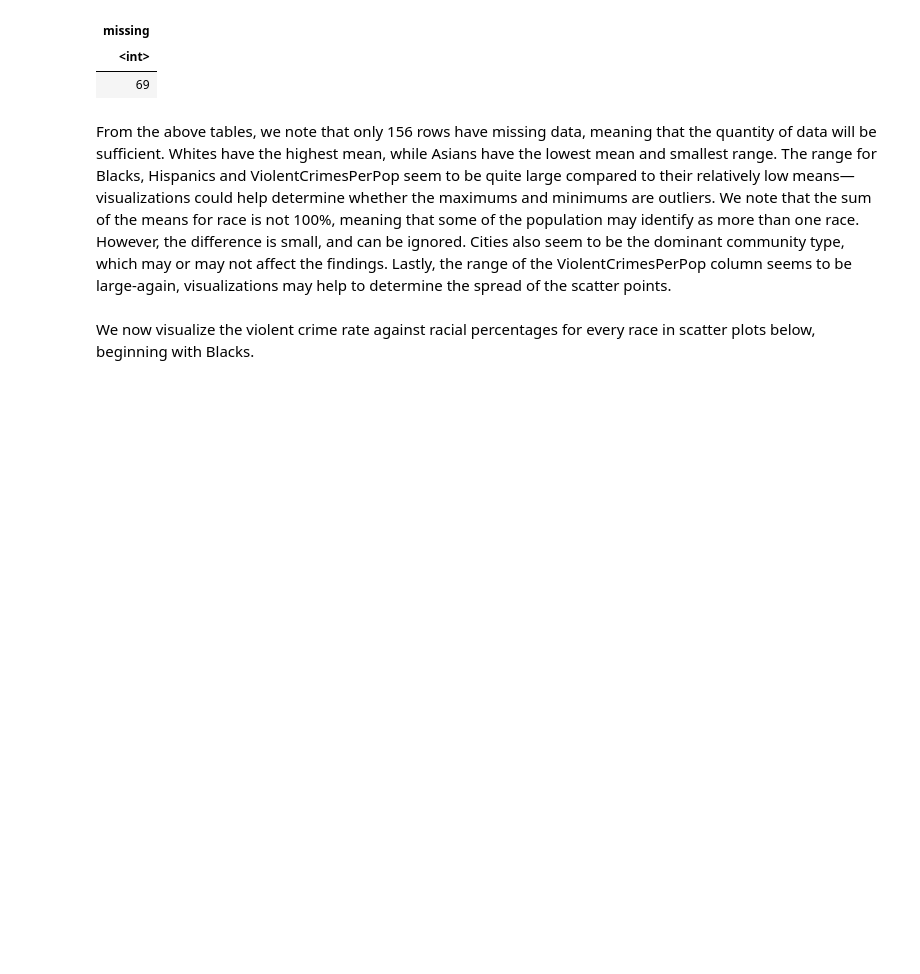
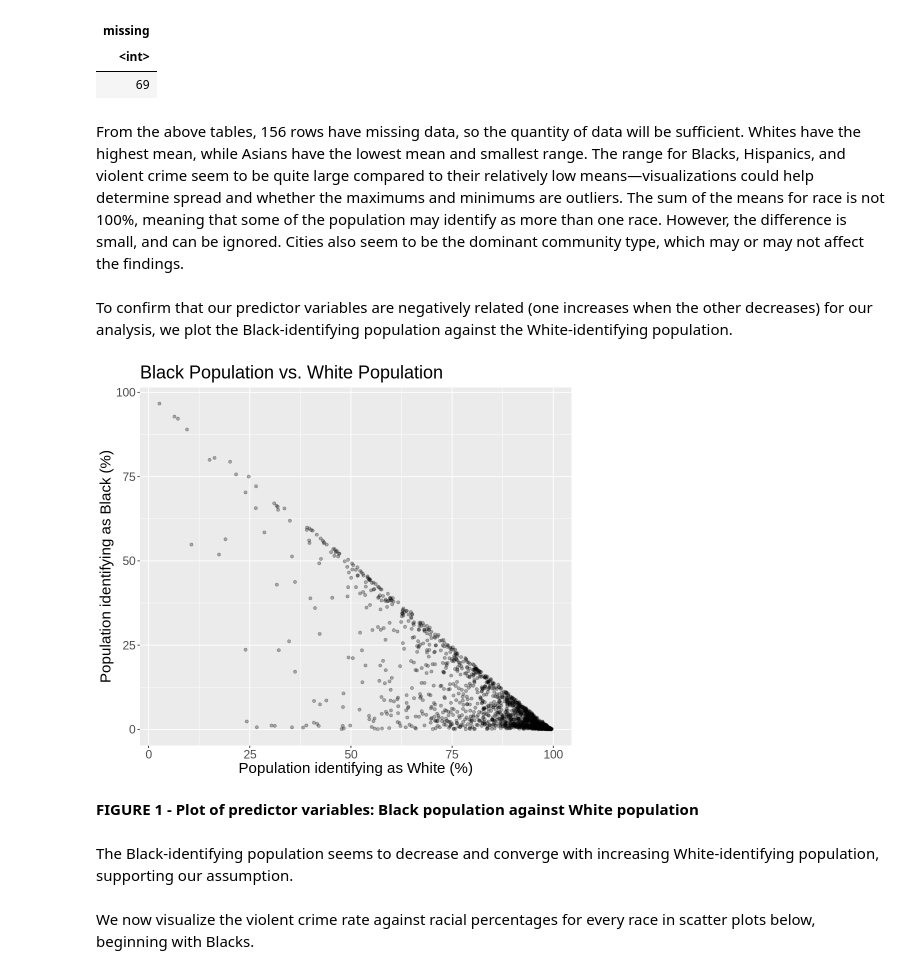
Before and after one commit to JeffreyJPZ/DSCI-100-Group_55-Project, a Jupyter notebook: Group_55-Project.ipynb, the cells around one changed output. Cells and saved outputs as stored; diff of their text form; code cells hidden in the pictures; blank space fills up the shorter version.

```diff
--- a/Group_55-Project.ipynb
+++ b/Group_55-Project.ipynb
@@ -340,7 +343,25 @@ A tibble: 1 × 1
 | <int> |
 | 69 |
 # %% [markdown]
-From the above tables, we note that only 156 rows have missing data, meaning that the quantity of data will be sufficient. Whites have the highest mean, while Asians have the lowest mean and smallest range. The range for Blacks, Hispanics and ViolentCrimesPerPop seem to be quite large compared to their relatively low means—visualizations could help determine whether the maximums and minimums are outliers. We note that the sum of the means for race is not 100%, meaning that some of the population may identify as more than one race. However, the difference is small, and can be ignored. Cities also seem to be the dominant community type, which may or may not affect the findings. Lastly, the range of the ViolentCrimesPerPop column seems to be large-again, visualizations may help to determine the spread of the scatter points.
+From the above tables, 156 rows have missing data, so the quantity of data will be sufficient. Whites have the highest mean, while Asians have the lowest mean and smallest range. The range for Blacks, Hispanics, and violent crime seem to be quite large compared to their relatively low means—visualizations could help determine spread and whether the maximums and minimums are outliers. The sum of the means for race is not 100%, meaning that some of the population may identify as more than one race. However, the difference is small, and can be ignored. Cities also seem to be the dominant community type, which may or may not affect the findings.
+# %% [markdown]
+To confirm that our predictor variables are negatively related (one increases when the other decreases) for our analysis, we plot the Black-identifying population against the White-identifying population.
+# %%
+options(repr.plot.width = 8, repr.plot.height = 7)
+
+predictor_plot <- crime_training |>
+                    ggplot(aes(x = racePctWhite, y = racepctblack)) +
+                    geom_point(alpha = 0.3) +
+                    labs(x = "Population identifying as White (%)", y = "Population identifying as Black (%)", title = "Black Population vs. White Population") +
+                    theme(text = element_text(size = 18))
+
+predictor_plot
+# %% [output]
+[figure, added]
+# %% [markdown]
+**FIGURE 1 - Plot of predictor variables: Black population against White population**
+# %% [markdown]
+The Black-identifying population seems to decrease and converge with increasing White-identifying population, supporting our assumption.
 # %% [markdown]
 We now visualize the violent crime rate against racial percentages for every race in scatter plots below, beginning with Blacks.
 # %%
```
Also changed, not shown: parts of 19 cells of this notebook.
